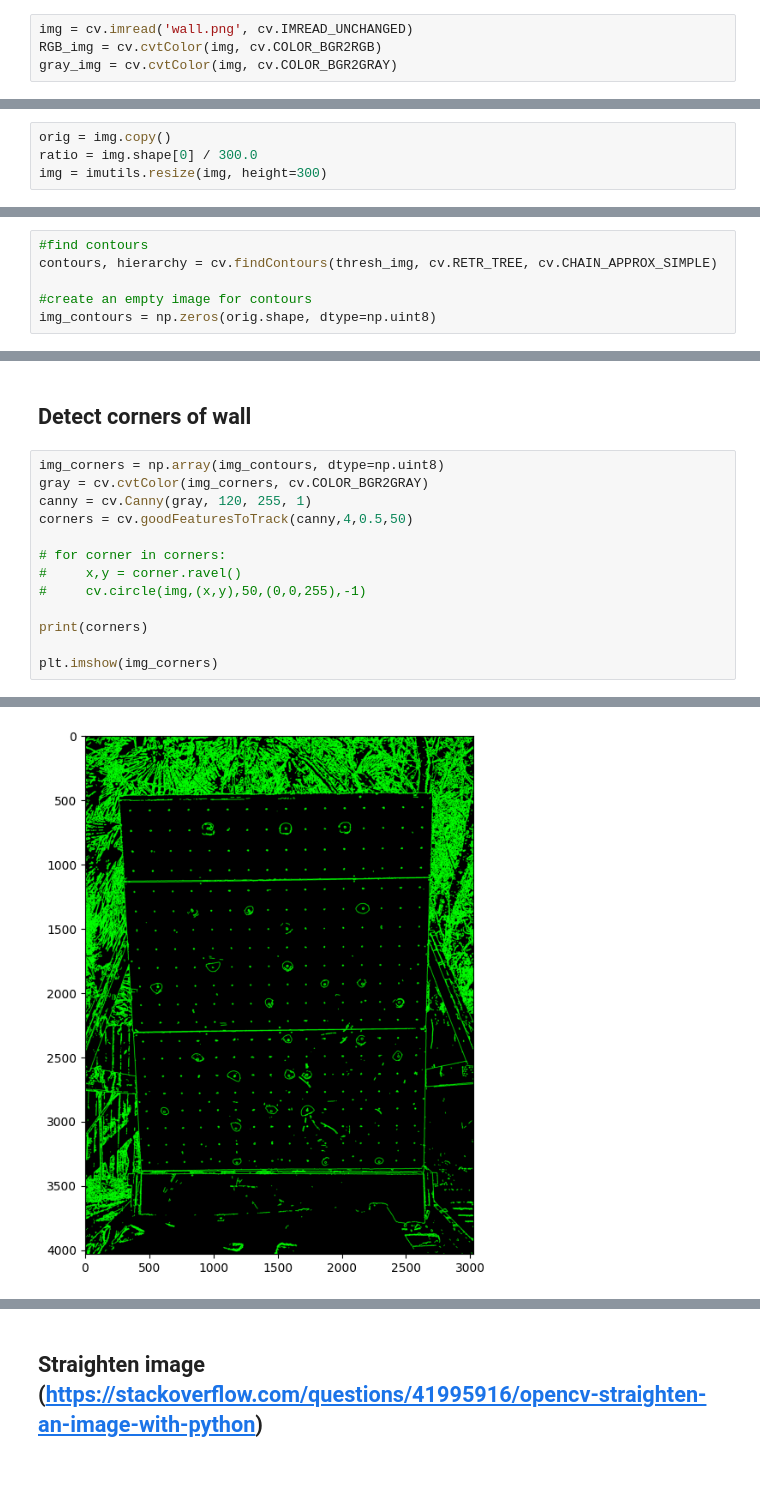
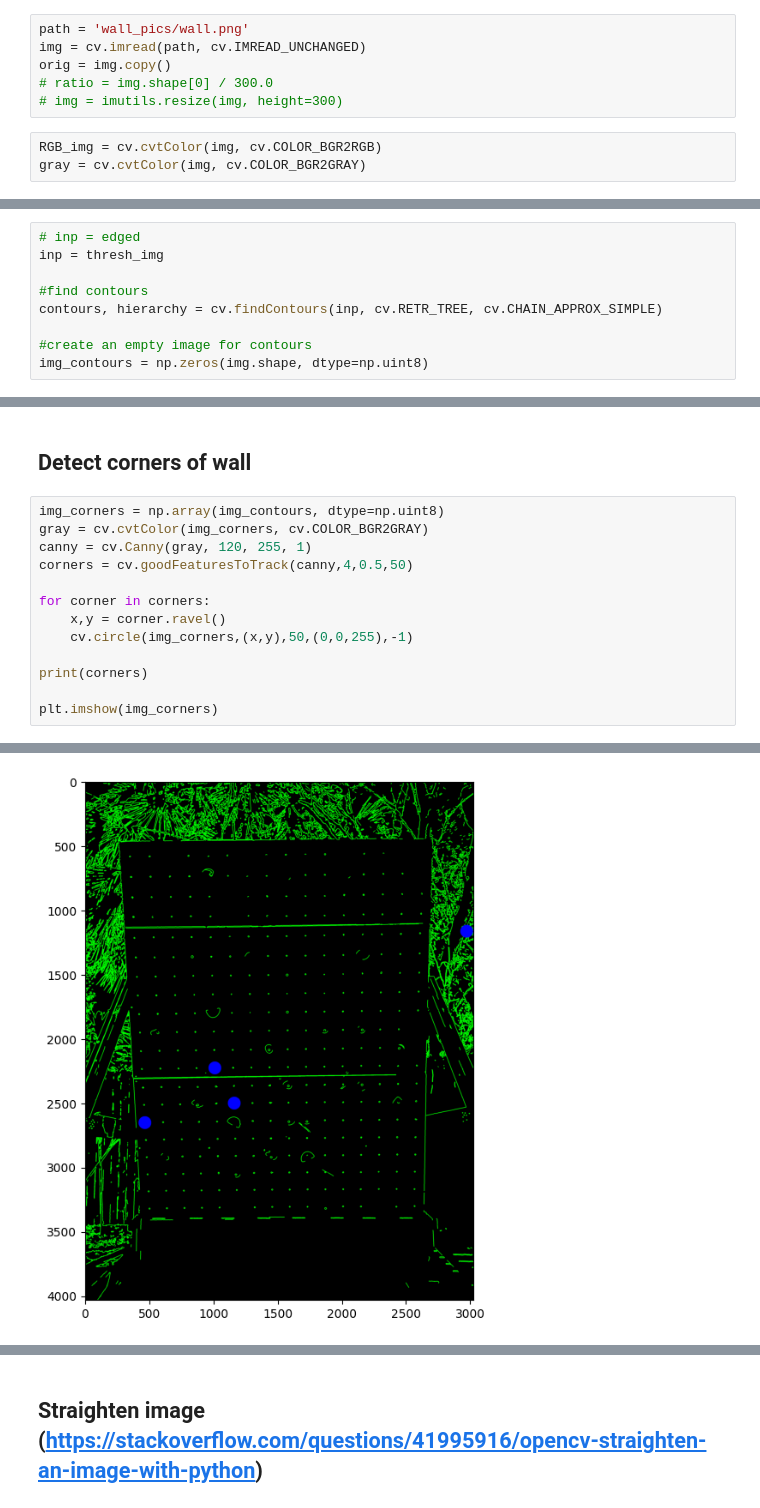
Before and after one commit to nashirj/extract-holds, a Jupyter notebook: extract_holds.ipynb, the cells around one changed output, grey strips where cells are left out. Drawn from its saved outputs; the diff is of its cells as text; blank space fills up the shorter version.

```diff
--- a/extract_holds.ipynb
+++ b/extract_holds.ipynb
@@ -11,7 +13,12 @@ plt.rcParams['figure.dpi'] = 100 # 200 e.g. is really fine, but slower
+# %%
+path = 'wall_pics/wall.png'
+img = cv.imread(path, cv.IMREAD_UNCHANGED)
+orig = img.copy()
+# ratio = img.shape[0] / 300.0
+# img = imutils.resize(img, height=300)
 # %%
-img = cv.imread('wall.png', cv.IMREAD_UNCHANGED)
 RGB_img = cv.cvtColor(img, cv.COLOR_BGR2RGB)
-gray_img = cv.cvtColor(img, cv.COLOR_BGR2GRAY)
+gray = cv.cvtColor(img, cv.COLOR_BGR2GRAY)
 # %% [markdown]
 ## Look at original image
 # %%
@@ -26,7 +31,3 @@ plt.imshow(RGB_img)
-# %%
-orig = img.copy()
-ratio = img.shape[0] / 300.0
-img = imutils.resize(img, height=300)
 # %% [markdown]
 ## Apply bilateral filter to smooth out image
 # %%
@@ -52,11 +57,14 @@ plt.imshow(thresh_img)
 # %% [markdown]
 ## find contours in image
 # %%
+# inp = edged
+inp = thresh_img
+
 #find contours
-contours, hierarchy = cv.findContours(thresh_img, cv.RETR_TREE, cv.CHAIN_APPROX_SIMPLE)
+contours, hierarchy = cv.findContours(inp, cv.RETR_TREE, cv.CHAIN_APPROX_SIMPLE)
 
 #create an empty image for contours
-img_contours = np.zeros(orig.shape, dtype=np.uint8)
+img_contours = np.zeros(img.shape, dtype=np.uint8)
 # %%
 # draw the contours on the empty image
 cv.drawContours(img_contours, contours, -1, (0,255,0), 3)
@@ -111,9 +119,9 @@ gray = cv.cvtColor(img_corners, cv.COLOR_BGR2GRAY)
 canny = cv.Canny(gray, 120, 255, 1)
 corners = cv.goodFeaturesToTrack(canny,4,0.5,50)
 
-# for corner in corners:
-#     x,y = corner.ravel()
-#     cv.circle(img,(x,y),50,(0,0,255),-1)
+for corner in corners:
+    x,y = corner.ravel()
+    cv.circle(img_corners,(x,y),50,(0,0,255),-1)
 
 print(corners)
 
@@ -129,5 +137,5 @@ plt.imshow(img_corners)
 <matplotlib.image.AxesImage at 0x...>
-[figure, old version]
+[figure, new version]
 # %%
 img_corners_bf = np.array(img_contours, dtype=np.uint8)
 
```
Also changed, not shown: parts of 17 cells of this notebook, 14 other files.
